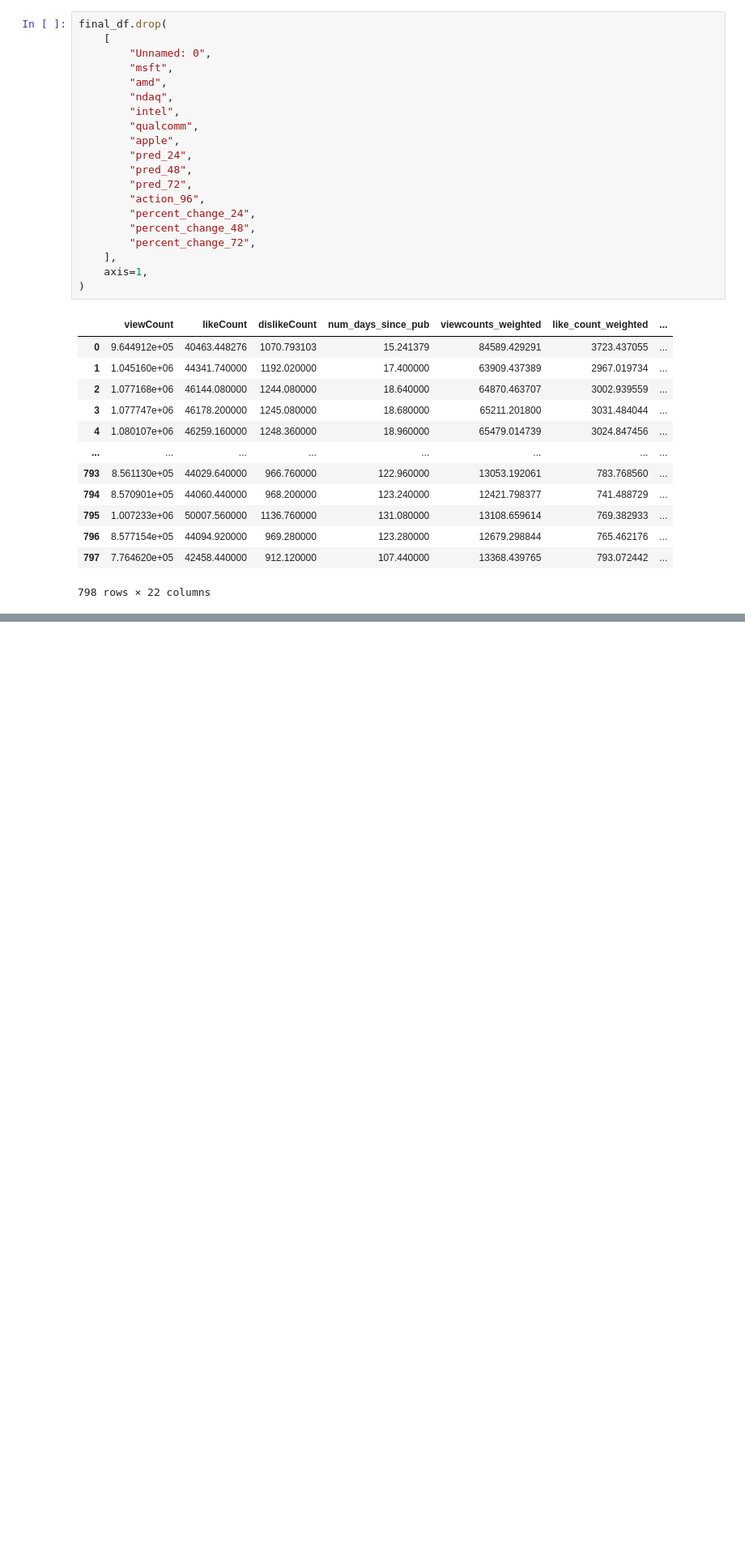
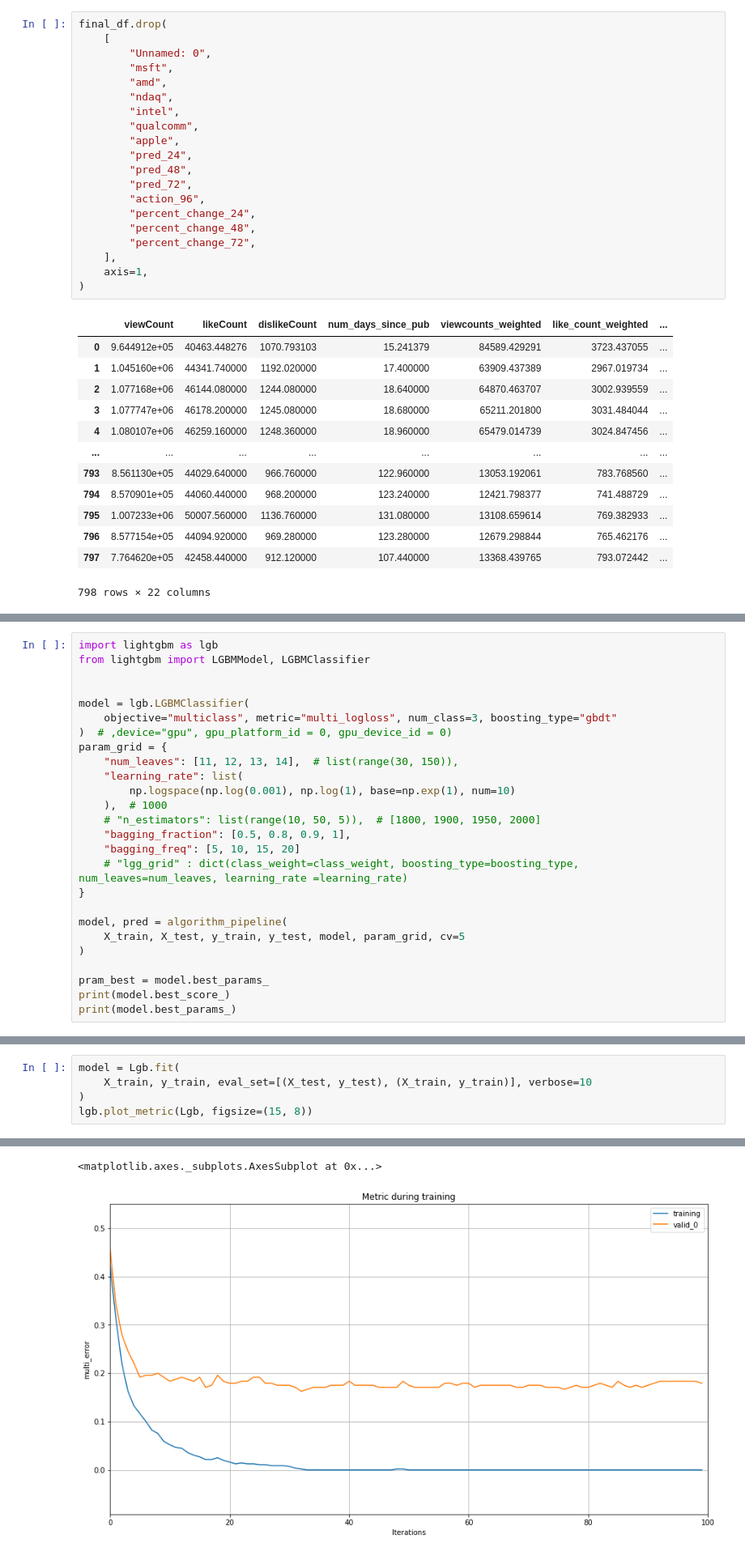
Before and after one commit to Cloblak/youtube_content_based_stock_prediction, a Jupyter notebook: 10_code/Model_Oblak_10APR.ipynb, the cells around one changed output, grey strips where cells are left out. Shown at 81% size. Cells and saved outputs as stored; diff of their text form; blank space fills up the shorter version.

```diff
--- a/10_code/Model_Oblak_10APR.ipynb
+++ b/10_code/Model_Oblak_10APR.ipynb
@@ -316,0 +260,26 @@ y_pred_1 = clf.predict(X_test)
+# %%
+import lightgbm as lgb
+from lightgbm import LGBMModel, LGBMClassifier
+
+
+model = lgb.LGBMClassifier(
+    objective="multiclass", metric="multi_logloss", num_class=3, boosting_type="gbdt"
+)  # ,device="gpu", gpu_platform_id = 0, gpu_device_id = 0)
+param_grid = {
+    "num_leaves": [11, 12, 13, 14],  # list(range(30, 150)),
+    "learning_rate": list(
+        np.logspace(np.log(0.001), np.log(1), base=np.exp(1), num=10)
+    ),  # 1000
+    # "n_estimators": list(range(10, 50, 5)),  # [1800, 1900, 1950, 2000]
+    "bagging_fraction": [0.5, 0.8, 0.9, 1],
+    "bagging_freq": [5, 10, 15, 20]
+    # "lgg_grid" : dict(class_weight=class_weight, boosting_type=boosting_type, num_leaves=num_leaves, learning_rate =learning_rate)
+}
+
+model, pred = algorithm_pipeline(
+    X_train, X_test, y_train, y_test, model, param_grid, cv=5
+)
+
+pram_best = model.best_params_
+print(model.best_score_)
+print(model.best_params_)
@@ -316,0 +344,6 @@ y_pred_1 = clf.predict(X_test)
+# %%
+model = Lgb.fit(
+    X_train, y_train, eval_set=[(X_test, y_test), (X_train, y_train)], verbose=10
+)
+lgb.plot_metric(Lgb, figsize=(15, 8))
+# %% [output]
@@ -316,0 +362,2 @@ y_pred_1 = clf.predict(X_test)
+<matplotlib.axes._subplots.AxesSubplot at 0x...>
+[figure, added]
```
Also changed, not shown: parts of 66 cells of this notebook, 7 other files.
